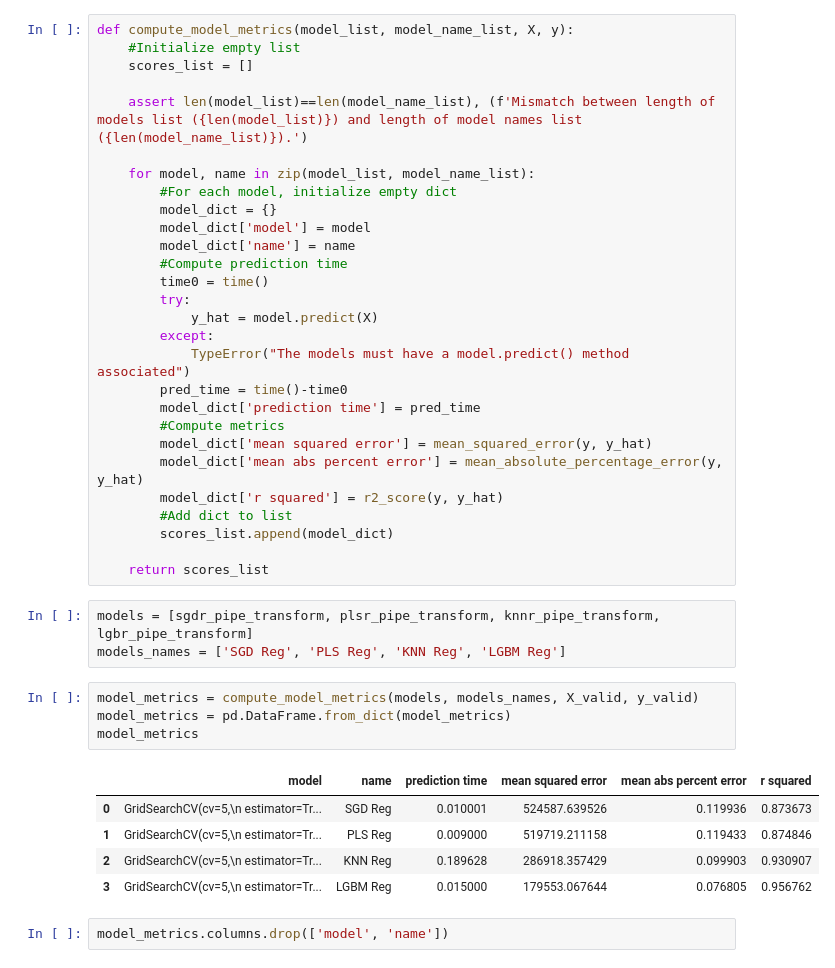
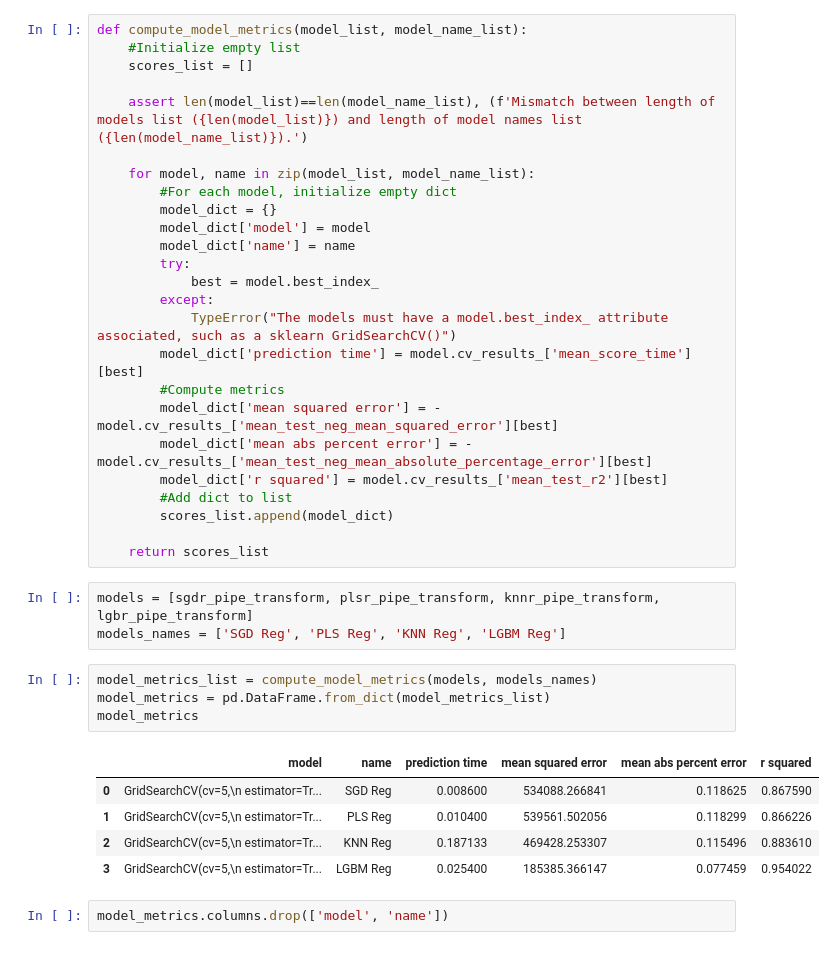
Before and after one commit to SPariente/diamond_price_estimation, a Jupyter notebook: 2_model_selection.ipynb, the cells around one changed output. Cells and saved outputs as stored; diff of their text form.

```diff
--- a/2_model_selection.ipynb
+++ b/2_model_selection.ipynb
@@ -503,5 +500,5 @@ from time import time
 # %%
-def compute_model_metrics(model_list, model_name_list, X, y):
+def compute_model_metrics(model_list, model_name_list):
     #Initialize empty list
     scores_list = []
 
@@ -512,18 +509,15 @@ def compute_model_metrics(model_list, model_name_list, X, y):
         model_dict = {}
         model_dict['model'] = model
         model_dict['name'] = name
-        #Compute prediction time
-        time0 = time()
         try:
-            y_hat = model.predict(X)
+            best = model.best_index_
         except:
-            TypeError("The models must have a model.predict() method associated")
-        pred_time = time()-time0
-        model_dict['prediction time'] = pred_time
+            TypeError("The models must have a model.best_index_ attribute associated, such as a sklearn GridSearchCV()")
+        model_dict['prediction time'] = model.cv_results_['mean_score_time'][best]
         #Compute metrics
-        model_dict['mean squared error'] = mean_squared_error(y, y_hat)
-        model_dict['mean abs percent error'] = mean_absolute_percentage_error(y, y_hat)
-        model_dict['r squared'] = r2_score(y, y_hat)
+        model_dict['mean squared error'] = -model.cv_results_['mean_test_neg_mean_squared_error'][best]
+        model_dict['mean abs percent error'] = -model.cv_results_['mean_test_neg_mean_absolute_percentage_error'][best]
+        model_dict['r squared'] = model.cv_results_['mean_test_r2'][best]
         #Add dict to list
         scores_list.append(model_dict)
 
@@ -532,15 +526,15 @@ def compute_model_metrics(model_list, model_name_list, X, y):
 models = [sgdr_pipe_transform, plsr_pipe_transform, knnr_pipe_transform, lgbr_pipe_transform]
 models_names = ['SGD Reg', 'PLS Reg', 'KNN Reg', 'LGBM Reg']
 # %%
-model_metrics = compute_model_metrics(models, models_names, X_valid, y_valid)
-model_metrics = pd.DataFrame.from_dict(model_metrics)
+model_metrics_list = compute_model_metrics(models, models_names)
+model_metrics = pd.DataFrame.from_dict(model_metrics_list)
 model_metrics
 # %% [output]
 |  | model | name | prediction time | mean squared error | mean abs percent error | r squared |
-| 0 | GridSearchCV(cv=5,\n estimator=Tr... | SGD Reg | 0.010001 | 524587.639526 | 0.119936 | 0.873673 |
-| 1 | GridSearchCV(cv=5,\n estimator=Tr... | PLS Reg | 0.009000 | 519719.211158 | 0.119433 | 0.874846 |
-| 2 | GridSearchCV(cv=5,\n estimator=Tr... | KNN Reg | 0.189628 | 286918.357429 | 0.099903 | 0.930907 |
-| 3 | GridSearchCV(cv=5,\n estimator=Tr... | LGBM Reg | 0.015000 | 179553.067644 | 0.076805 | 0.956762 |
+| 0 | GridSearchCV(cv=5,\n estimator=Tr... | SGD Reg | 0.008600 | 534088.266841 | 0.118625 | 0.867590 |
+| 1 | GridSearchCV(cv=5,\n estimator=Tr... | PLS Reg | 0.010400 | 539561.502056 | 0.118299 | 0.866226 |
+| 2 | GridSearchCV(cv=5,\n estimator=Tr... | KNN Reg | 0.187133 | 469428.253307 | 0.115496 | 0.883610 |
+| 3 | GridSearchCV(cv=5,\n estimator=Tr... | LGBM Reg | 0.025400 | 185385.366147 | 0.077459 | 0.954022 |
 # %%
 model_metrics.columns.drop(['model', 'name'])
 # %% [output]
```
Also changed, not shown: parts of 12 cells of this notebook.
